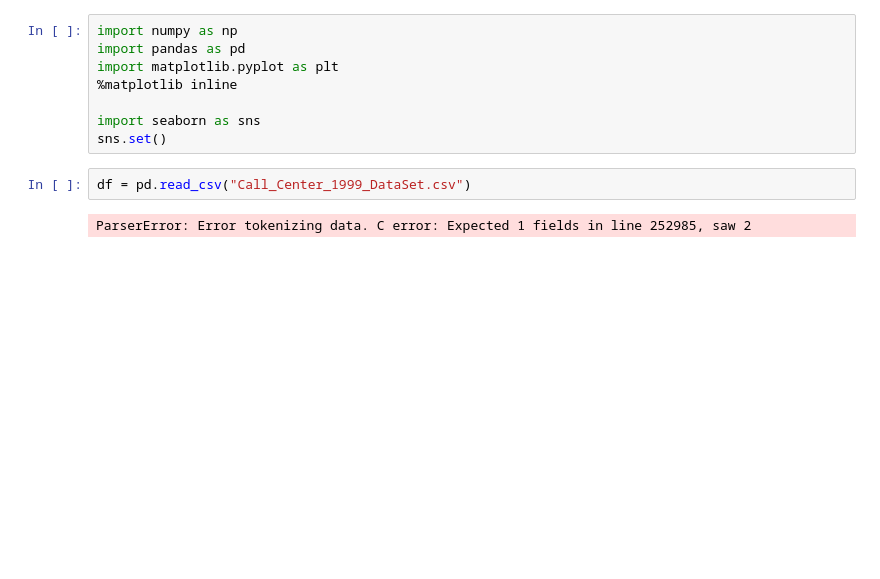
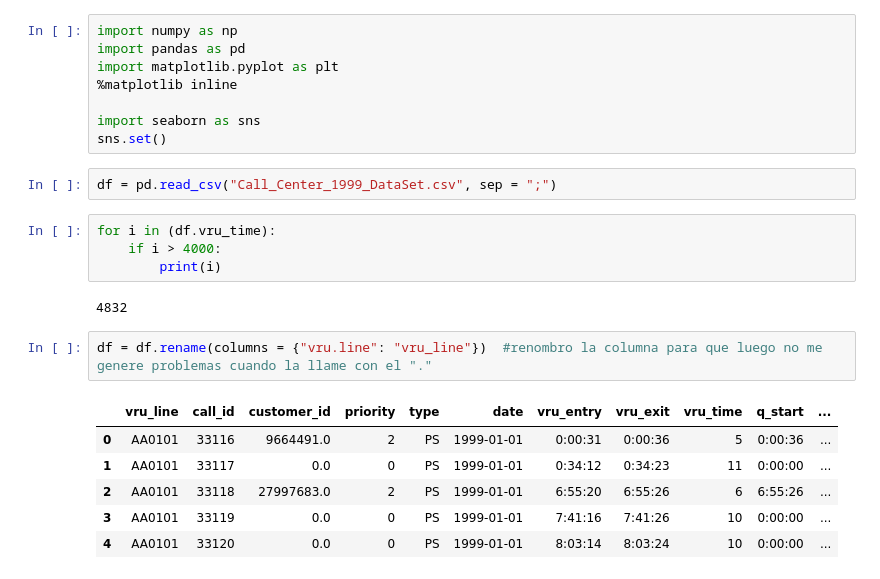
Before and after one commit to pablorobba/Proyecto_call_center, a Jupyter notebook: LimpiezaDatos.ipynb, the cells around one changed output. Cells and saved outputs as stored; diff of their text form; blank space fills up the shorter version.

```diff
--- a/LimpiezaDatos.ipynb
+++ b/LimpiezaDatos.ipynb
@@ -7,6 +7,19 @@ import matplotlib.pyplot as plt
 import seaborn as sns
 sns.set()
 # %%
-df = pd.read_csv("Call_Center_1999_DataSet.csv")
+df = pd.read_csv("Call_Center_1999_DataSet.csv", sep = ";")
-# %% [output]
-ParserError: Error tokenizing data. C error: Expected 1 fields in line 252985, saw 2
+# %%
+for i in (df.vru_time):
+    if i > 4000:
+        print(i)
+# %% [output]
+4832
+# %%
+df = df.rename(columns = {"vru.line": "vru_line"})  #renombro la columna para que luego no me genere problemas cuando la llame con el "."
+# %% [output]
+|  | vru_line | call_id | customer_id | priority | type | date | vru_entry | vru_exit | vru_time | q_start | ... |
+| 0 | AA0101 | 33116 | 9664491.0 | 2 | PS | 1999-01-01 | 0:00:31 | 0:00:36 | 5 | 0:00:36 | ... |
+| 1 | AA0101 | 33117 | 0.0 | 0 | PS | 1999-01-01 | 0:34:12 | 0:34:23 | 11 | 0:00:00 | ... |
+| 2 | AA0101 | 33118 | 27997683.0 | 2 | PS | 1999-01-01 | 6:55:20 | 6:55:26 | 6 | 6:55:26 | ... |
+| 3 | AA0101 | 33119 | 0.0 | 0 | PS | 1999-01-01 | 7:41:16 | 7:41:26 | 10 | 0:00:00 | ... |
+| 4 | AA0101 | 33120 | 0.0 | 0 | PS | 1999-01-01 | 8:03:14 | 8:03:24 | 10 | 0:00:00 | ... |
```
Also changed, not shown: parts of 4 cells of this notebook, 2 other files.
